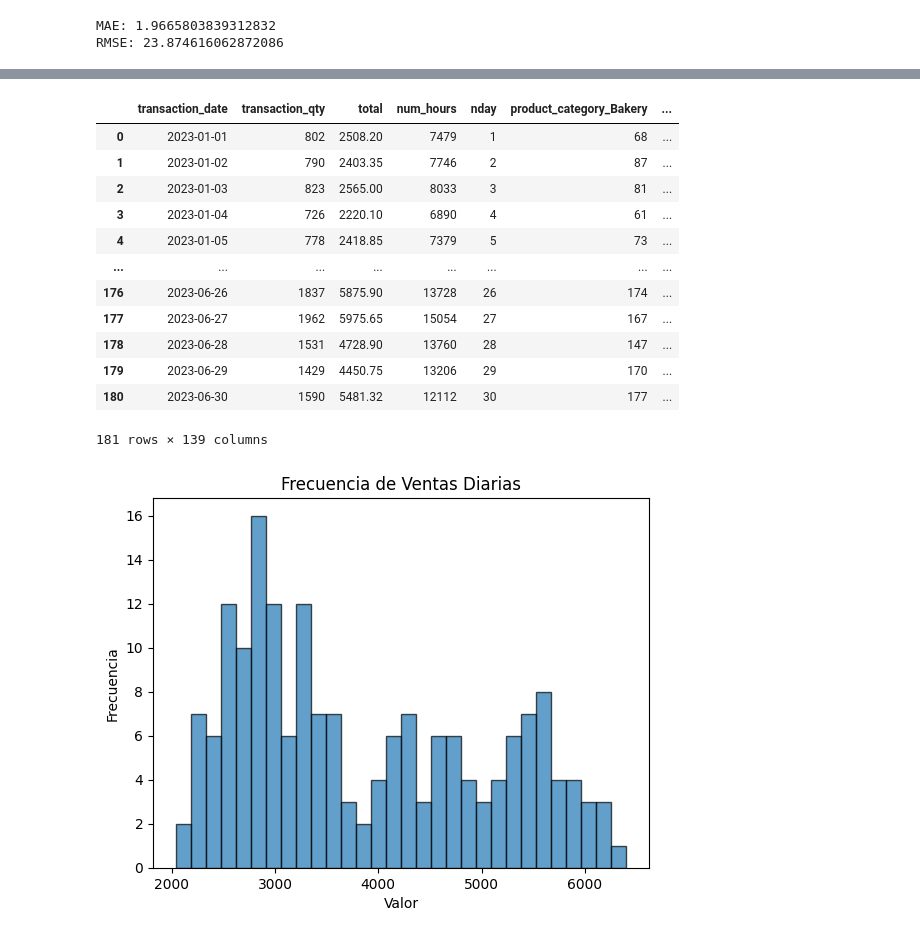
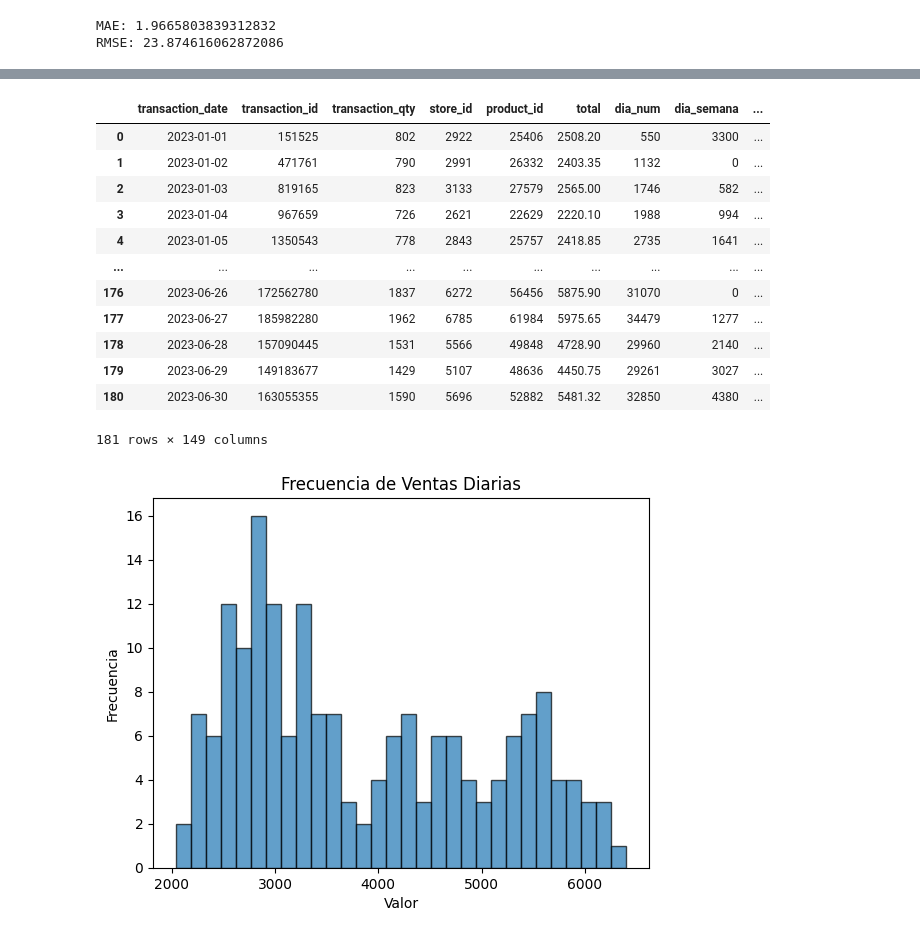
Before and after one commit to cinna-vk/Analisis-en-ventas-de-una-cafeteria, a Jupyter notebook: mineria_PIA.ipynb, the cells around one changed output, grey strips where cells are left out. Drawn from its saved outputs; the diff is of its cells as text; code cells hidden in the pictures.

```diff
--- a/mineria_PIA.ipynb
+++ b/mineria_PIA.ipynb
@@ -136,9 +136,6 @@ plt.show()
 [figure]
 # %% [markdown]
 ## Tratamiento de datos
-# %%
-# Eliminar columnas de id
-df = df.drop(['transaction_id', 'store_id', 'product_id'], axis=1)
 # %%
 # Funcion para retirar el detalle del producto
 def clean_info(x):
@@ -180,6 +177,10 @@ print(df['dia_num'].value_counts().sort_index().head())
 df['dia_semana'] = df['transaction_date'].dt.day_name()
 print(df['dia_semana'].value_counts().sort_index().head())
 
+# Columna del dia de la semana (numero)
+df['dia_semana_int'] = df['transaction_date'].dt.dayofweek
+print(df['dia_semana_int'].value_counts().sort_index().head())
+
 # Columna de tiempo del dia
 df['time_of_day'] = df['transaction_time'].apply(lambda x: time_of_day(x.hour))
 print(df['time_of_day'].value_counts().sort_index().head())
@@ -534,3 +521,7 @@ generar sugerencias automáticas basadas en éxitos de ventas.
 Analizar frecuencia de ventas, ganancia, categorías preferidas y
 tiempo de la compra para tratar de identificar a qué se debe el éxito de cada sucursal,
 y si se puede replicar en las demás.
+# %%
+df['month'] = df['transaction_date'].dt.month
+df['dia_semana'] = df['transaction_date'].dt.day_name()
+df['num_hours'] = pd.to_datetime(df['transaction_time'], format='%H:%M:%S').dt.hour
@@ -541,3 +878,11 @@ y si se puede replicar en las demás.
 Analizar la popularidad de los productos tomando como referencia
 la fecha y posiblemente hora de la compra, esto para identificar qué productos se
 deberían promocionar cerca de dicha fecha.
+# %%
+# Variables de tiempo necesarias
+df['transaction_date'] = pd.to_datetime(df['transaction_date'])
+df['mes'] = df['transaction_date'].dt.month
+df['mes_nombre'] = df['transaction_date'].dt.month_name()
+df['quincena'] = df['transaction_date'].dt.day.apply(lambda x: 1 if x <= 15 else 2)
+df['num_hours'] = pd.to_datetime(df['transaction_time'], format='%H:%M:%S').dt.hour
+df['total'] = df['transaction_qty'] * df['unit_price']
@@ -701,31 +1226,31 @@ Intercepto: 4.899583161454216
 Coeficientes: [-0.00744222 -0.01690243]
 # %%
 # Predecir top 5 productos
-data_dummies = pd.get_dummies(data, columns=['product_category', 'product_type', 'product_detail', 'weekday', 'month', 'time_of_day'])
+data_dummies = pd.get_dummies(df, columns=['product_category', 'product_type', 'product_detail', 'dia_semana_int', 'month', 'time_of_day'])
 
-data_dummies.drop(['transaction_time', 'unit_price', 'store_location', 'product'], axis=1, inplace=True)
+data_dummies.drop(['transaction_time', 'unit_price', 'store_location'], axis=1, inplace=True)
 data_dummies['transaction_date'] = pd.to_datetime(data_dummies['transaction_date'])
 
 data_daily = data_dummies.groupby('transaction_date').sum(numeric_only=True).reset_index()
 
 data_daily['nday'] = data_daily['transaction_date'].dt.day
 
 
 data_daily
 # %% [output]
-|  | transaction_date | transaction_qty | total | num_hours | nday | product_category_Bakery | ... |
-| 0 | 2023-01-01 | 802 | 2508.20 | 7479 | 1 | 68 | ... |
-| 1 | 2023-01-02 | 790 | 2403.35 | 7746 | 2 | 87 | ... |
-| 2 | 2023-01-03 | 823 | 2565.00 | 8033 | 3 | 81 | ... |
-| 3 | 2023-01-04 | 726 | 2220.10 | 6890 | 4 | 61 | ... |
-| 4 | 2023-01-05 | 778 | 2418.85 | 7379 | 5 | 73 | ... |
-| ... | ... | ... | ... | ... | ... | ... | ... |
-| 176 | 2023-06-26 | 1837 | 5875.90 | 13728 | 26 | 174 | ... |
-| 177 | 2023-06-27 | 1962 | 5975.65 | 15054 | 27 | 167 | ... |
-| 178 | 2023-06-28 | 1531 | 4728.90 | 13760 | 28 | 147 | ... |
-| 179 | 2023-06-29 | 1429 | 4450.75 | 13206 | 29 | 170 | ... |
-| 180 | 2023-06-30 | 1590 | 5481.32 | 12112 | 30 | 177 | ... |
+|  | transaction_date | transaction_id | transaction_qty | store_id | product_id | total | dia_num | dia_semana | ... |
+| 0 | 2023-01-01 | 151525 | 802 | 2922 | 25406 | 2508.20 | 550 | 3300 | ... |
+| 1 | 2023-01-02 | 471761 | 790 | 2991 | 26332 | 2403.35 | 1132 | 0 | ... |
+| 2 | 2023-01-03 | 819165 | 823 | 3133 | 27579 | 2565.00 | 1746 | 582 | ... |
+| 3 | 2023-01-04 | 967659 | 726 | 2621 | 22629 | 2220.10 | 1988 | 994 | ... |
+| 4 | 2023-01-05 | 1350543 | 778 | 2843 | 25757 | 2418.85 | 2735 | 1641 | ... |
+| ... | ... | ... | ... | ... | ... | ... | ... | ... | ... |
+| 176 | 2023-06-26 | 172562780 | 1837 | 6272 | 56456 | 5875.90 | 31070 | 0 | ... |
+| 177 | 2023-06-27 | 185982280 | 1962 | 6785 | 61984 | 5975.65 | 34479 | 1277 | ... |
+| 178 | 2023-06-28 | 157090445 | 1531 | 5566 | 49848 | 4728.90 | 29960 | 2140 | ... |
+| 179 | 2023-06-29 | 149183677 | 1429 | 5107 | 48636 | 4450.75 | 29261 | 3027 | ... |
+| 180 | 2023-06-30 | 163055355 | 1590 | 5696 | 52882 | 5481.32 | 32850 | 4380 | ... |
-181 rows × 139 columns
+181 rows × 149 columns
 # %%
 import matplotlib.pyplot as plt
 # %%
```
Also changed, not shown: parts of 41 cells of this notebook.
